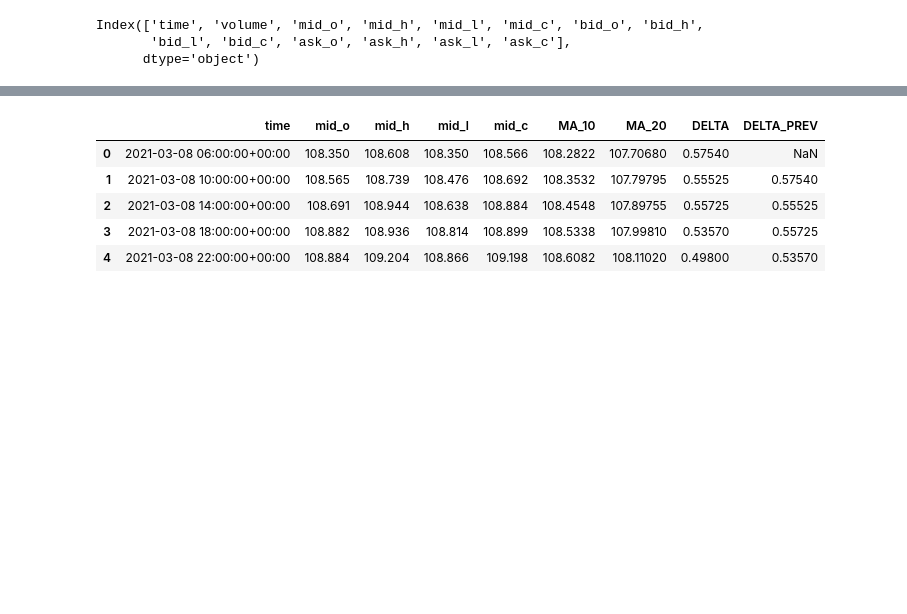
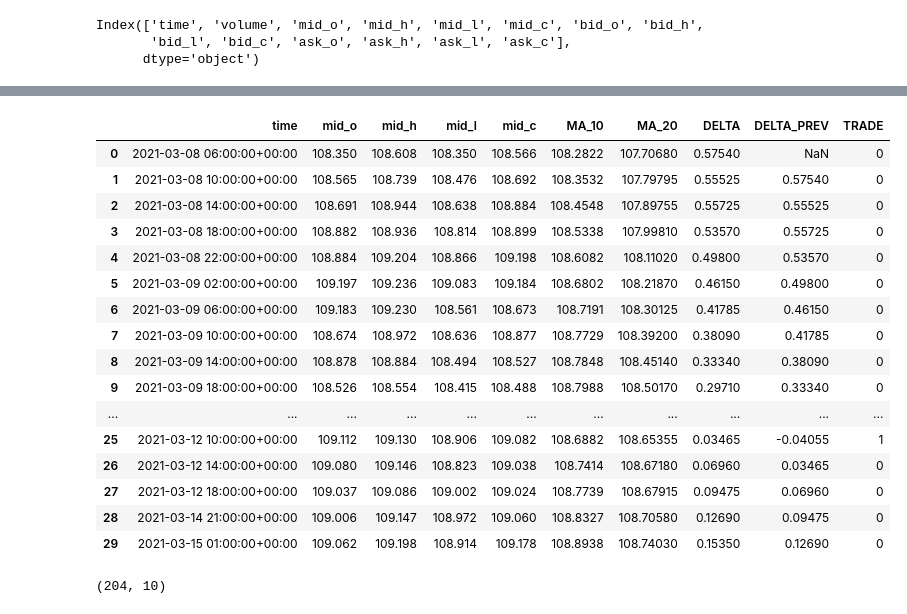
Before and after one commit to itsmarcotime/Forex_trading_system_in_Python, a Jupyter notebook: jupyter_notes/MA_test.ipynb, the cells around one changed output, grey strips where cells are left out. Cells and saved outputs as stored; diff of their text form; code cells hidden in the pictures; blank space fills up the shorter version.

Commit message:
detected trades

```diff
--- a/jupyter_notes/MA_test.ipynb
+++ b/jupyter_notes/MA_test.ipynb
@@ -54,14 +54,25 @@ NONE = 0
 # %%
 df_an = df_ma[['time', 'mid_o', 'mid_h', 'mid_l', 'mid_c', MA_S, MA_L]].copy()
 # %%
-df_an.head()
+df_an.head(30)
 # %% [output]
-|  | time | mid_o | mid_h | mid_l | mid_c | MA_10 | MA_20 | DELTA | DELTA_PREV |
-| 0 | 2021-03-08 06:00:00+00:00 | 108.350 | 108.608 | 108.350 | 108.566 | 108.2822 | 107.70680 | 0.57540 | NaN |
-| 1 | 2021-03-08 10:00:00+00:00 | 108.565 | 108.739 | 108.476 | 108.692 | 108.3532 | 107.79795 | 0.55525 | 0.57540 |
-| 2 | 2021-03-08 14:00:00+00:00 | 108.691 | 108.944 | 108.638 | 108.884 | 108.4548 | 107.89755 | 0.55725 | 0.55525 |
-| 3 | 2021-03-08 18:00:00+00:00 | 108.882 | 108.936 | 108.814 | 108.899 | 108.5338 | 107.99810 | 0.53570 | 0.55725 |
-| 4 | 2021-03-08 22:00:00+00:00 | 108.884 | 109.204 | 108.866 | 109.198 | 108.6082 | 108.11020 | 0.49800 | 0.53570 |
+|  | time | mid_o | mid_h | mid_l | mid_c | MA_10 | MA_20 | DELTA | DELTA_PREV | TRADE |
+| 0 | 2021-03-08 06:00:00+00:00 | 108.350 | 108.608 | 108.350 | 108.566 | 108.2822 | 107.70680 | 0.57540 | NaN | 0 |
+| 1 | 2021-03-08 10:00:00+00:00 | 108.565 | 108.739 | 108.476 | 108.692 | 108.3532 | 107.79795 | 0.55525 | 0.57540 | 0 |
+| 2 | 2021-03-08 14:00:00+00:00 | 108.691 | 108.944 | 108.638 | 108.884 | 108.4548 | 107.89755 | 0.55725 | 0.55525 | 0 |
+| 3 | 2021-03-08 18:00:00+00:00 | 108.882 | 108.936 | 108.814 | 108.899 | 108.5338 | 107.99810 | 0.53570 | 0.55725 | 0 |
+| 4 | 2021-03-08 22:00:00+00:00 | 108.884 | 109.204 | 108.866 | 109.198 | 108.6082 | 108.11020 | 0.49800 | 0.53570 | 0 |
+| 5 | 2021-03-09 02:00:00+00:00 | 109.197 | 109.236 | 109.083 | 109.184 | 108.6802 | 108.21870 | 0.46150 | 0.49800 | 0 |
+| 6 | 2021-03-09 06:00:00+00:00 | 109.183 | 109.230 | 108.561 | 108.673 | 108.7191 | 108.30125 | 0.41785 | 0.46150 | 0 |
+| 7 | 2021-03-09 10:00:00+00:00 | 108.674 | 108.972 | 108.636 | 108.877 | 108.7729 | 108.39200 | 0.38090 | 0.41785 | 0 |
+| 8 | 2021-03-09 14:00:00+00:00 | 108.878 | 108.884 | 108.494 | 108.527 | 108.7848 | 108.45140 | 0.33340 | 0.38090 | 0 |
+| 9 | 2021-03-09 18:00:00+00:00 | 108.526 | 108.554 | 108.415 | 108.488 | 108.7988 | 108.50170 | 0.29710 | 0.33340 | 0 |
+| ... | ... | ... | ... | ... | ... | ... | ... | ... | ... | ... |
+| 25 | 2021-03-12 10:00:00+00:00 | 109.112 | 109.130 | 108.906 | 109.082 | 108.6882 | 108.65355 | 0.03465 | -0.04055 | 1 |
+| 26 | 2021-03-12 14:00:00+00:00 | 109.080 | 109.146 | 108.823 | 109.038 | 108.7414 | 108.67180 | 0.06960 | 0.03465 | 0 |
+| 27 | 2021-03-12 18:00:00+00:00 | 109.037 | 109.086 | 109.002 | 109.024 | 108.7739 | 108.67915 | 0.09475 | 0.06960 | 0 |
+| 28 | 2021-03-14 21:00:00+00:00 | 109.006 | 109.147 | 108.972 | 109.060 | 108.8327 | 108.70580 | 0.12690 | 0.09475 | 0 |
+| 29 | 2021-03-15 01:00:00+00:00 | 109.062 | 109.198 | 108.914 | 109.178 | 108.8938 | 108.74030 | 0.15350 | 0.12690 | 0 |
 # %%
 df_an["DELTA"] = df_an.MA_10 - df_an.MA_20
 df_an["DELTA_PREV"] = df_an.DELTA.shift(1)
@@ -67,0 +90,4 @@ df_an["DELTA_PREV"] = df_an.DELTA.shift(1)
+# %%
+df_trades.shape
+# %% [output]
+(204, 10)
```
Also changed, not shown: parts of 5 cells of this notebook.
